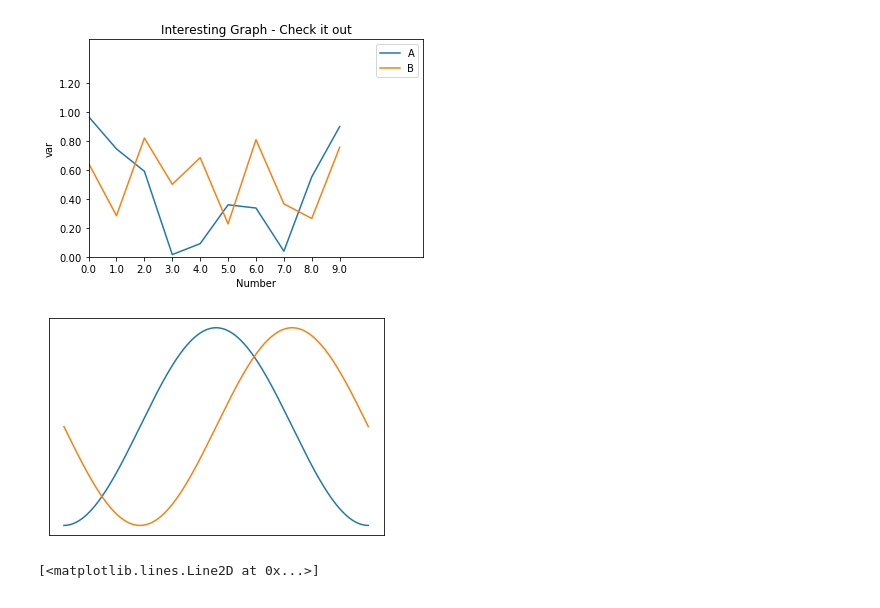
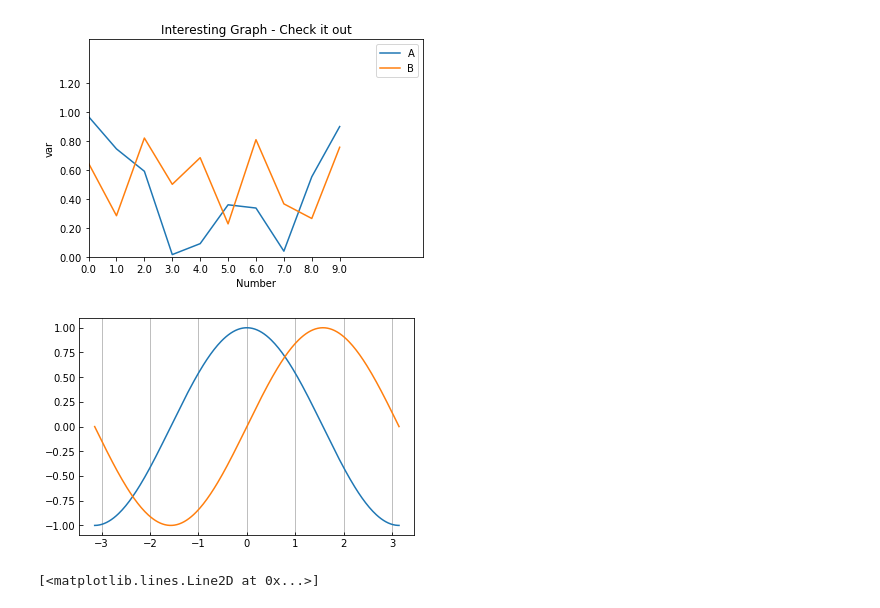
Before and after one commit to tsangyu98/matplotlib_study, a Jupyter notebook: Matplotlib_part1.ipynb, the cells around one changed output. Drawn from its saved outputs; the diff is of its cells as text; code cells hidden in the pictures.

```diff
--- a/Matplotlib_part1.ipynb
+++ b/Matplotlib_part1.ipynb
@@ -123,30 +123,30 @@ fig.set_yticklabels("%.2f" % i for i in [0,0.2,0.4,0.6,0.8,1.0,1.2])
 # %%
 # 其他元素可视化
 x = np.linspace(-np.pi, np.pi, 256, endpoint=True)
 c, s = np.cos(x), np.sin(x)
 plt.plot(x, c)
 plt.plot(x, s)
 # 通过ndarray创建图表
 
 # 显示网格
 plt.grid(True, color='gray', linewidth='0.5', axis='x')
 
 # 刻度显示方位
 plt.tick_params(bottom='on', left='on')
 
 # 设置刻度的方向:in,out,inout
 import matplotlib
-matplotlib.rcParams['xtick.direction'] = 'out'
-# matplotlib.rcParams['ytick.direction'] = 'out'
+matplotlib.rcParams['xtick.direction'] = 'in'
+matplotlib.rcParams['ytick.direction'] = 'in'
 
 # 关闭坐标轴
 # plt.axis('off')
 # 设置x/y轴不可见
-frame = plt.gca()
-frame.axes.get_xaxis().set_visible(False)
-frame.axes.get_yaxis().set_visible(False)
+# frame = plt.gca()
+# frame.axes.get_xaxis().set_visible(False)
+# frame.axes.get_yaxis().set_visible(False)
 # %% [output]
-[figure, old version]
+[figure, new version]
 # %%
 '''
 [课程3.3]  图表的样式参数
```
Also changed, not shown: parts of 3 cells of this notebook, 1 other file.
